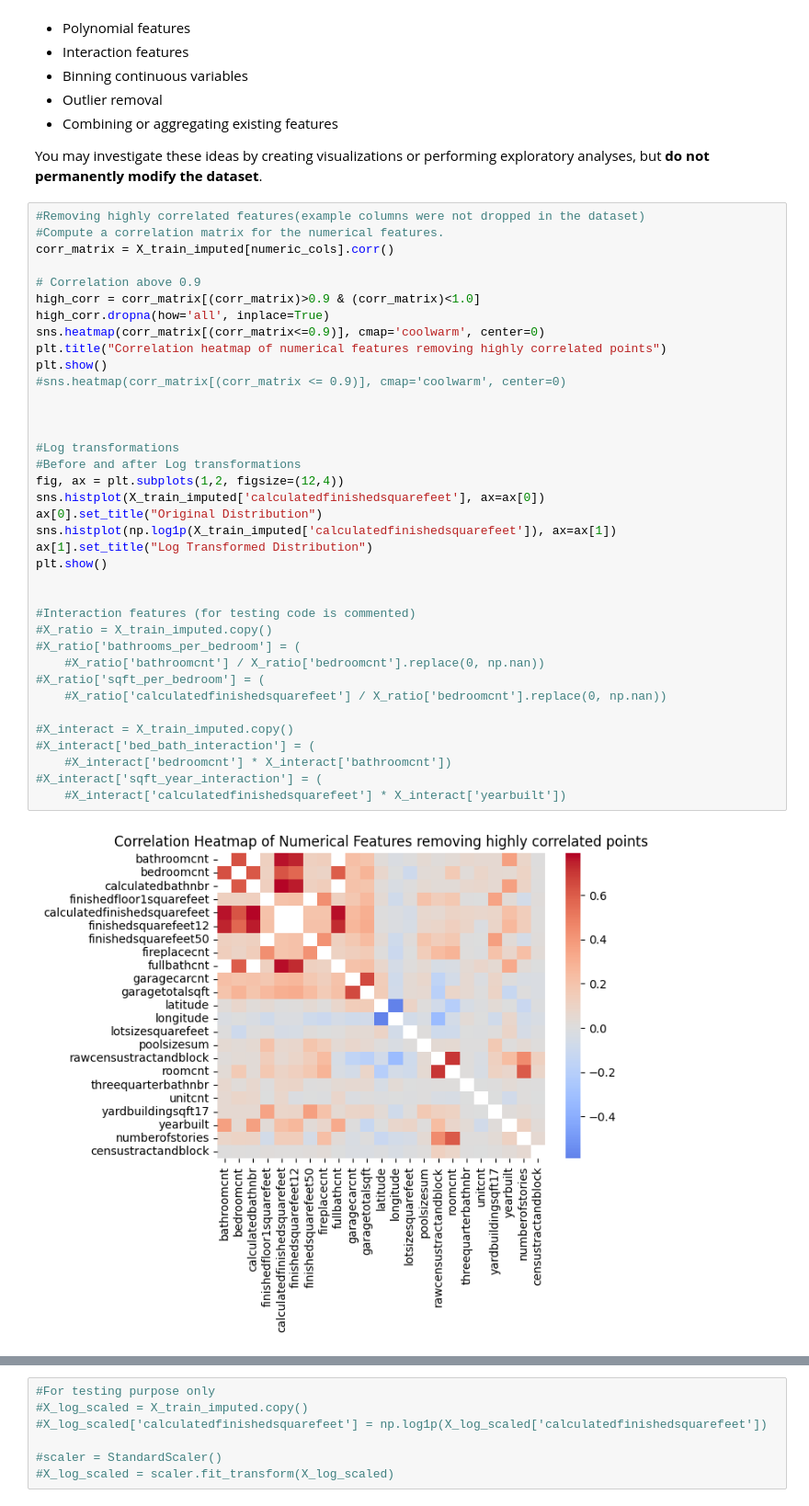
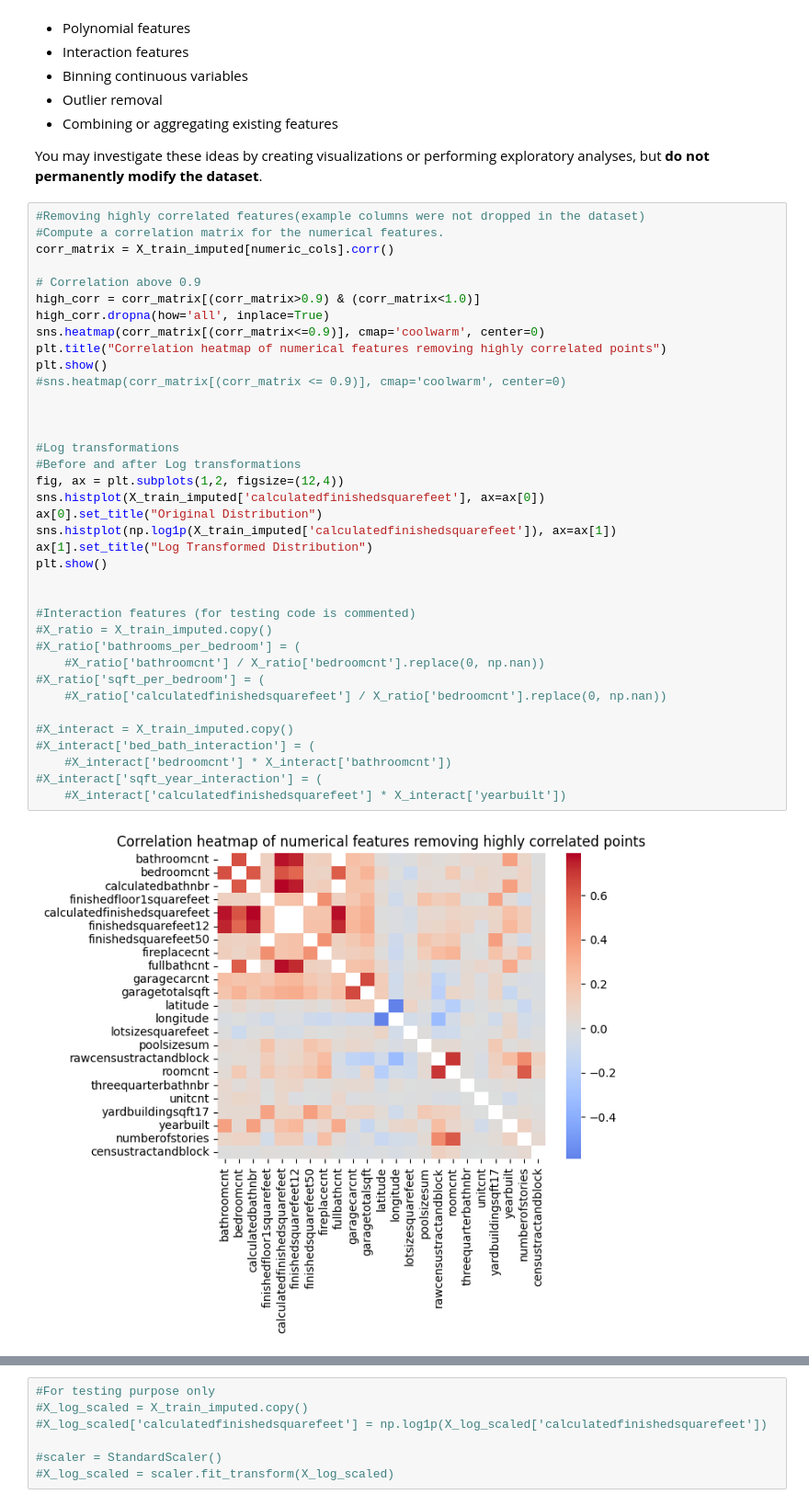
Before and after one commit to Jbaner/Module-3-Assignments, a Jupyter notebook: Milestone_01.ipynb, the cells around one changed output, grey strips where cells are left out. Shown at 92% size. Cells and saved outputs as stored; diff of their text form.

```diff
--- a/Milestone_01.ipynb
+++ b/Milestone_01.ipynb
@@ -1078,39 +1085,39 @@ You may investigate these ideas by creating visualizations or performing explora
 corr_matrix = X_train_imputed[numeric_cols].corr()
 
 # Correlation above 0.9
-high_corr = corr_matrix[(corr_matrix)>0.9 & (corr_matrix)<1.0]
+high_corr = corr_matrix[(corr_matrix>0.9) & (corr_matrix<1.0)]
 high_corr.dropna(how='all', inplace=True)
 sns.heatmap(corr_matrix[(corr_matrix<=0.9)], cmap='coolwarm', center=0)
 plt.title("Correlation heatmap of numerical features removing highly correlated points")
 plt.show()
 #sns.heatmap(corr_matrix[(corr_matrix <= 0.9)], cmap='coolwarm', center=0)
 
 
 
 #Log transformations
 #Before and after Log transformations
 fig, ax = plt.subplots(1,2, figsize=(12,4))
 sns.histplot(X_train_imputed['calculatedfinishedsquarefeet'], ax=ax[0])
 ax[0].set_title("Original Distribution")
 sns.histplot(np.log1p(X_train_imputed['calculatedfinishedsquarefeet']), ax=ax[1])
 ax[1].set_title("Log Transformed Distribution")
 plt.show()
 
 
 #Interaction features (for testing code is commented)
 #X_ratio = X_train_imputed.copy()
 #X_ratio['bathrooms_per_bedroom'] = (
     #X_ratio['bathroomcnt'] / X_ratio['bedroomcnt'].replace(0, np.nan))
 #X_ratio['sqft_per_bedroom'] = (
     #X_ratio['calculatedfinishedsquarefeet'] / X_ratio['bedroomcnt'].replace(0, np.nan))
 
 #X_interact = X_train_imputed.copy()
 #X_interact['bed_bath_interaction'] = (
     #X_interact['bedroomcnt'] * X_interact['bathroomcnt'])
 #X_interact['sqft_year_interaction'] = (
     #X_interact['calculatedfinishedsquarefeet'] * X_interact['yearbuilt'])
 # %% [output]
-[figure, old version]
+[figure, new version]
 [figure]
 # %%
 #For testing purpose only
```
Also changed, not shown: parts of 7 cells of this notebook.
